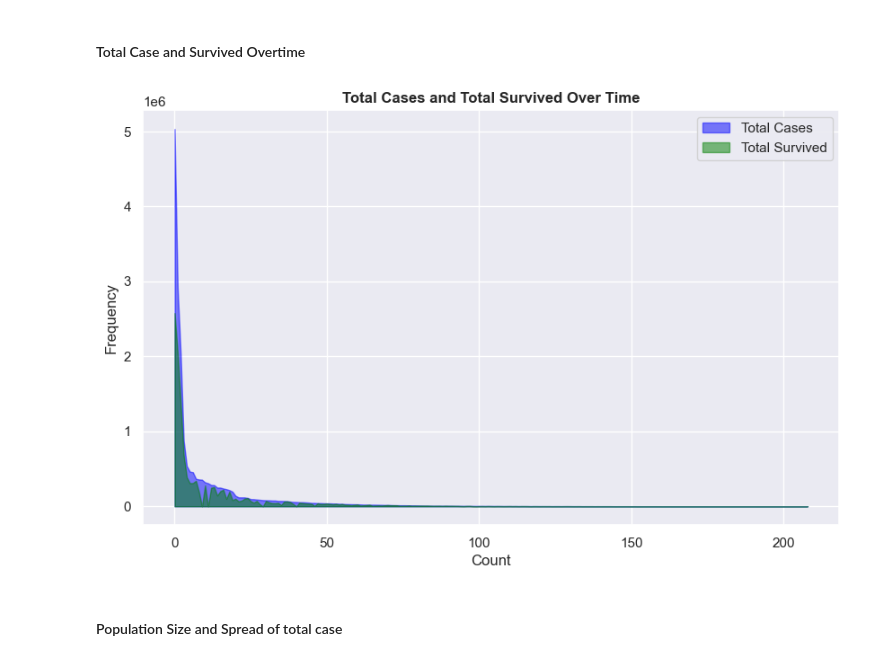
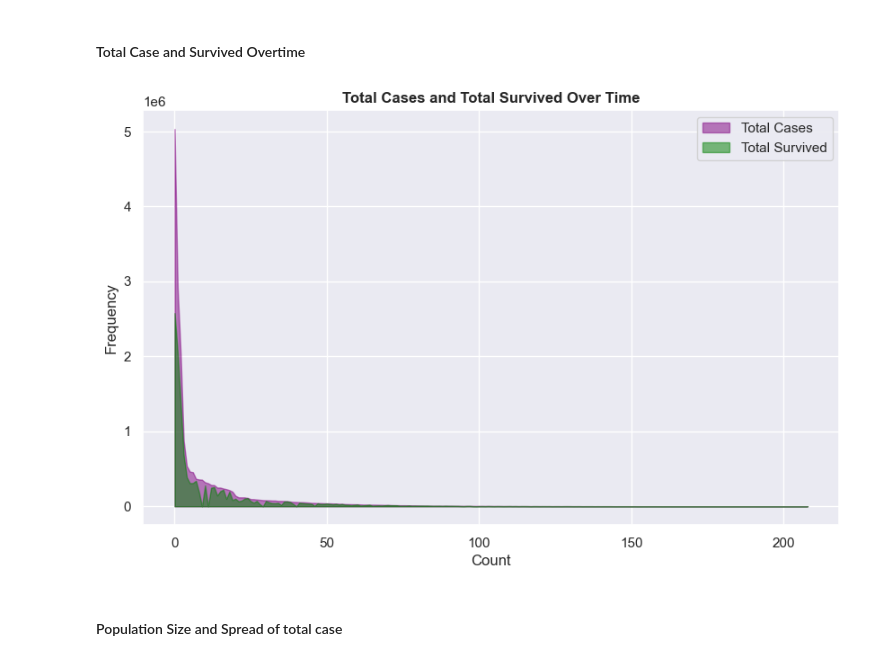
Before and after one commit to Evaoby/3MTT-capstone-project, a Jupyter notebook: 3mtt project.ipynb, the cells around one changed output. Cells and saved outputs as stored; diff of their text form; code cells hidden in the pictures.

```diff
--- a/3mtt project.ipynb
+++ b/3mtt project.ipynb
@@ -349,18 +349,18 @@ plt.show()
 # %%
 plt.figure(figsize=(10, 6))
 
-plt.fill_between(covid.index, covid['TotalCases'], color="blue", alpha=0.5, label="Total Cases")
+plt.fill_between(covid.index, covid['TotalCases'], color="purple", alpha=0.5, label="Total Cases")
 plt.fill_between(covid.index, covid['TotalRecovered'], color="green", alpha=0.5, label="Total Survived")
 
 plt.title("Total Cases and Total Survived Over Time",fontfamily = "Arial", fontweight = "bold", fontsize = 12)
 plt.xlabel("Count")
 plt.ylabel("Frequency")
 plt.legend()
 
 
 plt.show()
 # %% [output]
-[figure, old version]
+[figure, new version]
 # %% [markdown]
 #### Population Size and Spread of total case
 # %%
```
Also changed, not shown: parts of 2 cells of this notebook.
